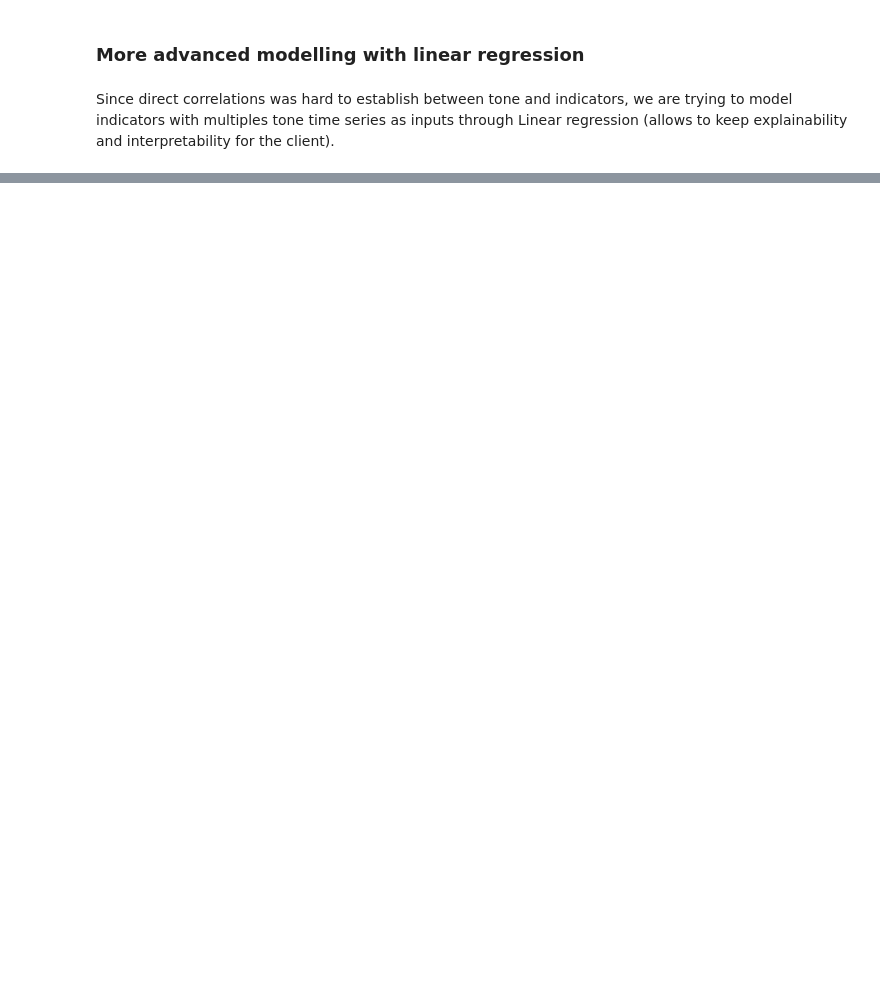
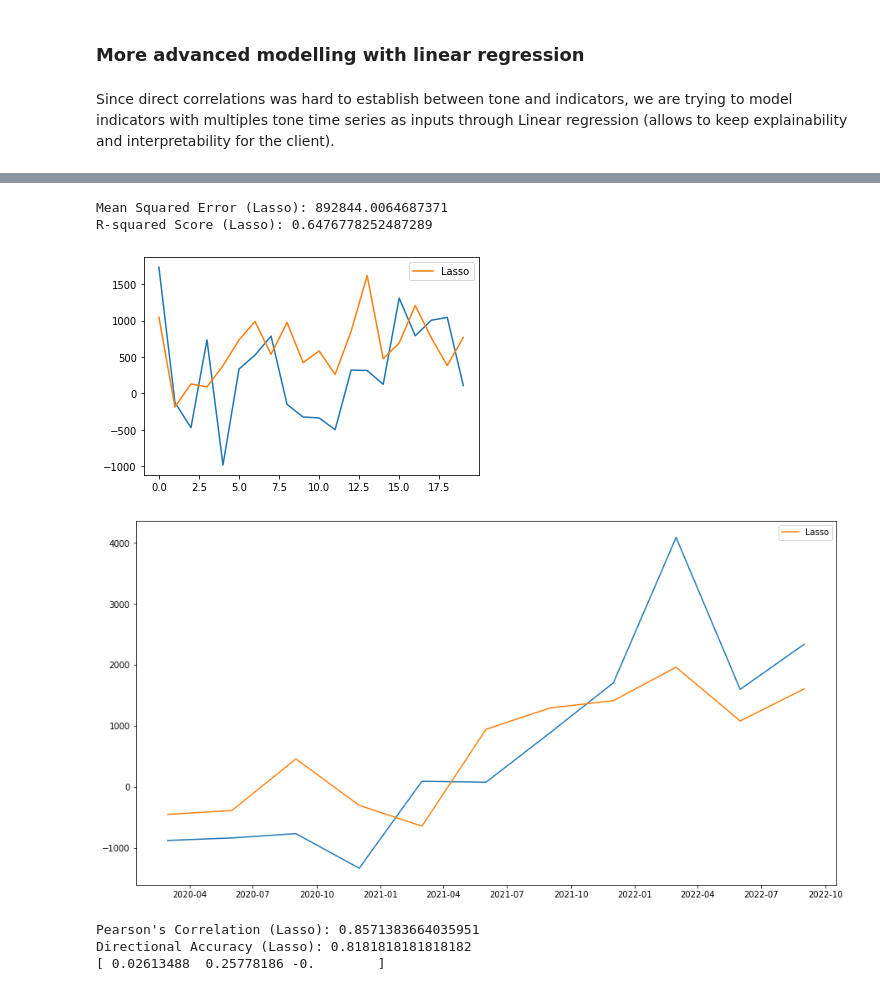
Before and after one commit to amaurycor/CRP_Egyptian_Economy, a Jupyter notebook: run_pipeline.ipynb, the cells around one changed output, grey strips where cells are left out. Saved outputs shown, nothing was run; the diff lists cells and outputs as text; code cells hidden in the pictures; blank space fills up the shorter version.

```diff
--- a/run_pipeline.ipynb
+++ b/run_pipeline.ipynb
@@ -189,0 +227,50 @@ R-squared Score: -35.62273602650947
+# %%
+from sklearn.linear_model import Lasso
+
+# Create an instance of the Lasso regression model
+lasso_model = Lasso(alpha=0.1)  # Specify the regularization strength (alpha)
+
+# Fit the model on the training data
+lasso_model.fit(X_train_scaled, y_train_scaled)
+
+# Make predictions on the testing data
+lasso_predictions_scaled = lasso_model.predict(X_test_scaled)
+lasso_predictions = scaler.inverse_transform(predictions_scaled)
+
+mse_lasso = mean_squared_error(y_test, lasso_predictions)
+print("Mean Squared Error (Lasso):", mse_lasso)
+
+r2_lasso = r2_score(y_test, lasso_predictions)
+print("R-squared Score (Lasso):", r2_lasso)
+
+# Plotting predictions on the training data
+train_predictions_scaled_lasso = lasso_model.predict(X_train_scaled)
+train_predictions = scaler.inverse_transform(train_predictions_scaled_lasso.reshape(-1, 1))
+
+plt.plot(y_train)
+plt.plot(train_predictions, label='Lasso')
+plt.legend()
+plt.show()
+
+test_data.year_month_str = pd.to_datetime([str(ym) for ym in test_data.year_month])
+
+plt.figure(figsize=(15,8))
+plt.plot(test_data.year_month_str,y_test)
+plt.plot(test_data.year_month_str,lasso_predictions, label='Lasso')
+plt.legend()
+plt.show()
+
+corr_lasso, _ = pearsonr(y_test.ravel(), lasso_predictions.ravel())
+print("Pearson's Correlation (Lasso):", corr_lasso)
+
+directional_accuracy_lasso = ((pd.Series(y_test.flatten()).diff() > 0) == (pd.Series(lasso_predictions.flatten()).diff() > 0)).mean()
+print("Directional Accuracy (Lasso):", directional_accuracy_lasso)
+print(lasso_model.coef_)
+# %% [output]
+Mean Squared Error (Lasso): 892844.0064687371
+R-squared Score (Lasso): 0.6476778252487289
+[figure, added]
+[figure, added]
+Pearson's Correlation (Lasso): 0.8571383664035951
+Directional Accuracy (Lasso): 0.8181818181818182
+[ 0.02613488  0.25778186 -0.        ]
```
Also changed, not shown: parts of 8 cells of this notebook, 1 other file.
